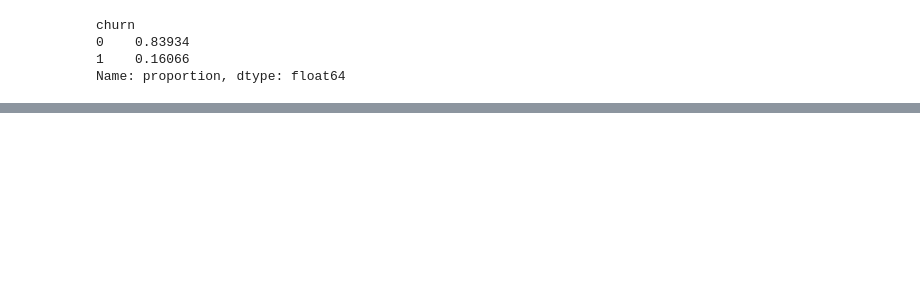
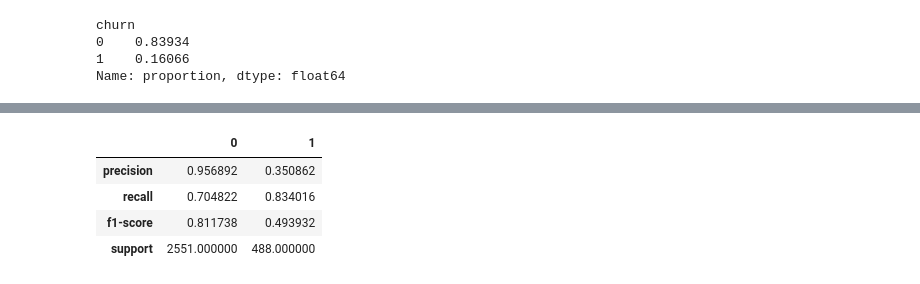
Before and after one commit to it-ces/PUJ-churn, a Jupyter notebook: Modeling-churn.ipynb, the cells around one changed output, grey strips where cells are left out. Saved outputs shown, nothing was run; the diff lists cells and outputs as text; code cells hidden in the pictures; blank space fills up the shorter version.

```diff
--- a/Modeling-churn.ipynb
+++ b/Modeling-churn.ipynb
@@ -125,0 +200,18 @@ for column in nonormal + normal:
+# %%
+fittest_individual, history, stats = gaMLP_score(
+                    classifier = MLPclassifer,
+                    architecture = architecture,
+                    population_size =parameters_[0],
+                    max_generations = parameters_[1],
+                    tournament_size =parameters_[2],
+                    MUTPB = parameters_[3],
+                    CXPB = parameters_[4],
+                    mate_indpb = parameters_[5],
+                    mutate_indpb = parameters_[6],
+                    ineq_measure=Theil,
+                    ineq_min  = 0,
+                    limit_unchanged = 80,
+                    k_folds = 5,
+                    X_train = X_train,
+                    y_train = y_train,
+                    verbose=True)
@@ -125,0 +236,10 @@ for column in nonormal + normal:
+# %%
+preds_GA = np.where(MLP(architecture=architecture, X_train=X_test, y_train=y_test, initial_solution=fittest_individual, preds=True)>0.5,1,0)
+GA  = pd.DataFrame(classification_report(y_test, preds_GA, output_dict=True)).iloc[:,0:2]
+GA
+# %% [output]
+|  | 0 | 1 |
+| precision | 0.956892 | 0.350862 |
+| recall | 0.704822 | 0.834016 |
+| f1-score | 0.811738 | 0.493932 |
+| support | 2551.000000 | 488.000000 |
```
Also changed, not shown: parts of 24 cells of this notebook, 13 other files.
